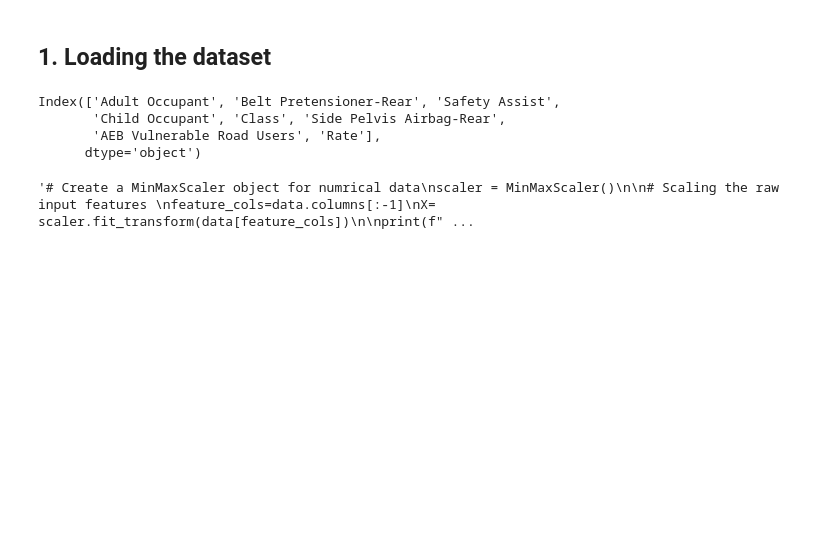
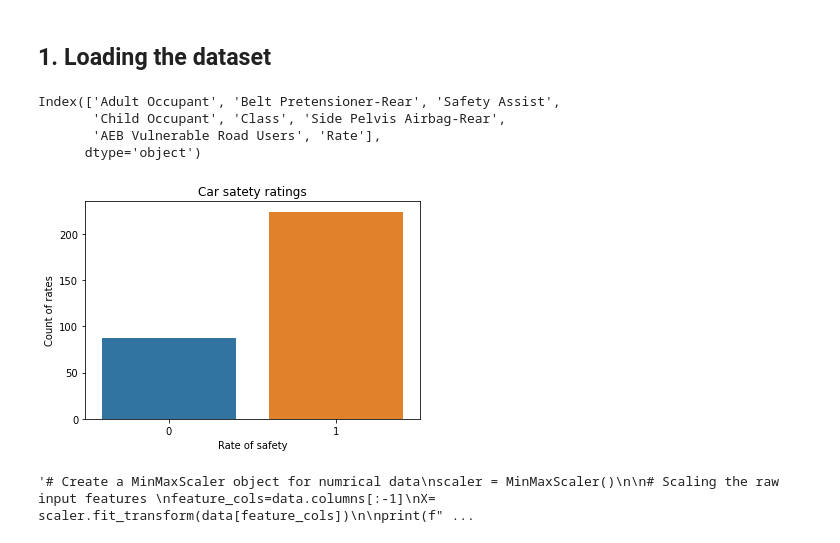
Before and after one commit to maimonahST/Cars-Ratings-ML, a Jupyter notebook: Models.ipynb, the cells around one changed output. Saved outputs shown, nothing was run; the diff lists cells and outputs as text; code cells hidden in the pictures; blank space fills up the shorter version.

```diff
--- a/Models.ipynb
+++ b/Models.ipynb
@@ -69,6 +69,16 @@ Index(['Adult Occupant', 'Belt Pretensioner-Rear', 'Safety Assist',
        'Child Occupant', 'Class', 'Side Pelvis Airbag-Rear',
        'AEB Vulnerable Road Users', 'Rate'],
       dtype='object')
+# %%
+#Data presentation
+
+sns.countplot(data["Rate"])
+plt.xlabel("Rate of safety")
+plt.ylabel("Count of rates")
+plt.title("Car satety ratings")
+plt.show()
+# %% [output]
+[figure, added]
 # %%
 '''# Create a MinMaxScaler object for numrical data
 scaler = MinMaxScaler()
```
Also changed, not shown: parts of 11 cells of this notebook.
